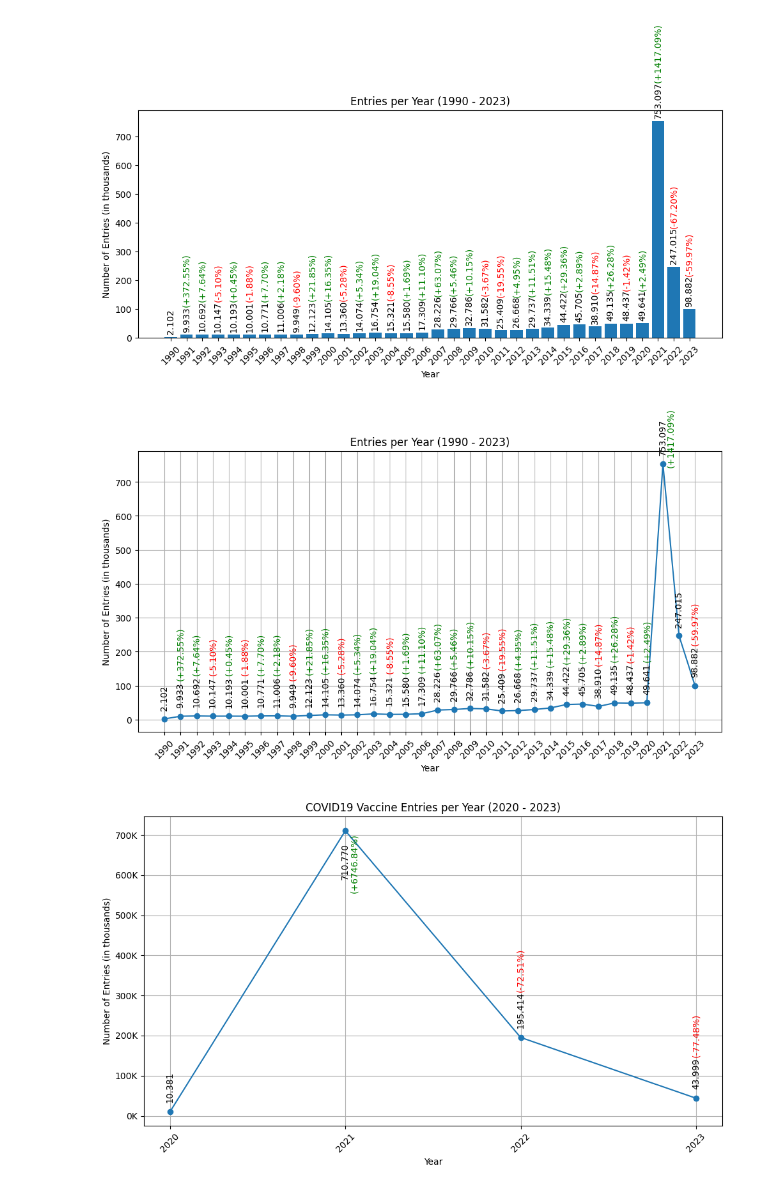
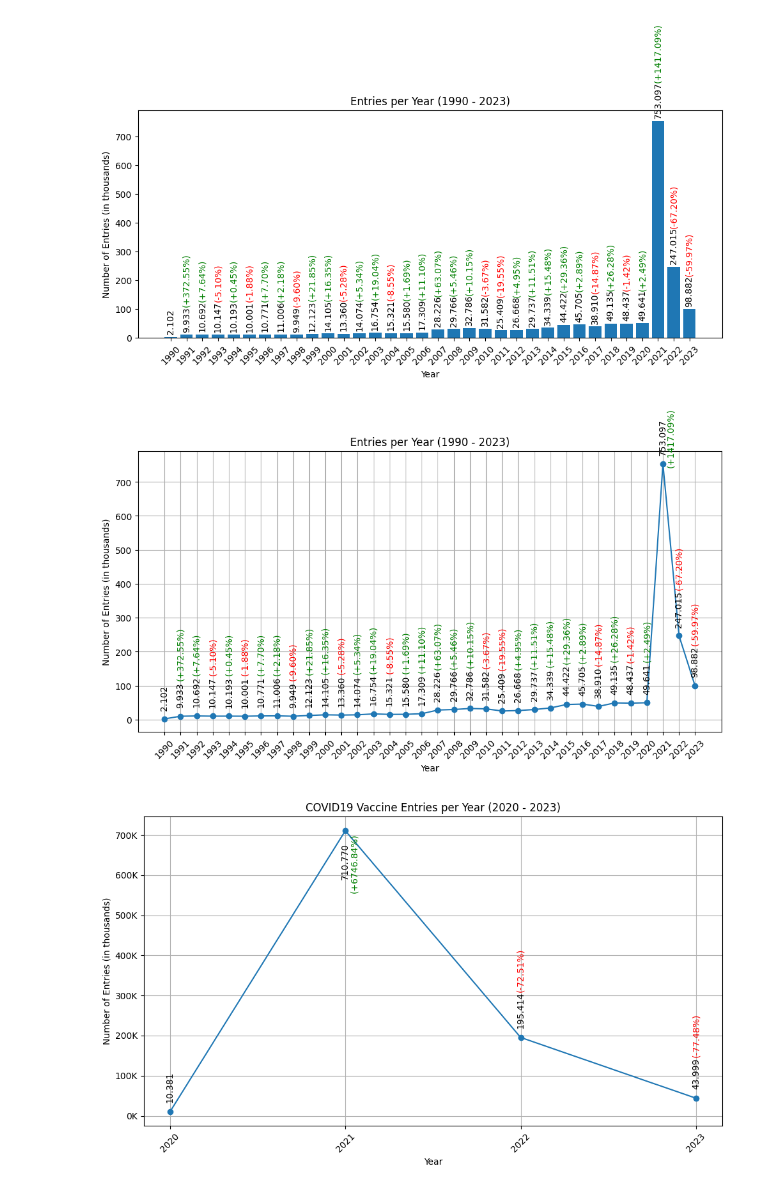
Before and after one commit to ZaNioxX/Masterarbeit, a Jupyter notebook: Data_Exploration/entries_per_year.ipynb, the cells around one changed output. Cells and saved outputs as stored; diff of their text form; code cells hidden in the pictures.

Commit message:
modified plot

```diff
--- a/Data_Exploration/entries_per_year.ipynb
+++ b/Data_Exploration/entries_per_year.ipynb
@@ -253,35 +253,35 @@ for year, count, pct_change in zip(df['Year'], df['Count'], df['Pct_Change']):
     formatted_value = format_with_dot(count)
 
     # Annotate with the count value in default color, larger font size, and rotated 90 degrees
     plt.annotate(formatted_value, (year, count + 5000), textcoords="offset points", xytext=(0, 10),
                  ha='center', fontsize=10, rotation=90)
 
     # Determine the color based on the percentage change
     if count != df['Count'].iloc[0]:
         color = 'green' if pct_change > 0 else 'red' if pct_change < 0 else 'black'
         if count < 10000:
             offset = 85500
             xoffset= 0
         elif count >= 10000 and count < 100000:
             offset = 100000
             xoffset= 0
         elif count >= 100000 and count < 250000:
-            offset = 1150000
+            offset = 115000
             xoffset= 0
         else:
             offset = -30000  # Adjust the offset to the right
             xoffset= 0.5
         # Annotate with the percentage change in colored text, larger font size, and rotated 90 degrees
         plt.annotate(f"({pct_change:+.2f}%)", (year + xoffset, count + offset), textcoords="offset points", xytext=(0, 10),
                      ha='center', fontsize=10, rotation=90, color=color)  # Adjust the x-position (year + 0.25)
 
 plt.xticks(df['Year'], rotation=45)
 plt.grid(True)
 plt.tight_layout()
 plt.savefig('/Users/sep/PycharmProjects/Masterarbeit/Plots/Data_Exploration/Entries_per_Year/Entries_per_Year_dotted.png')
 plt.show()
 # %% [output]
-[figure, old version]
+[figure, new version]
 # %%
 import pandas as pd
 import matplotlib.pyplot as plt
```
Also changed, not shown: 1 other file.
